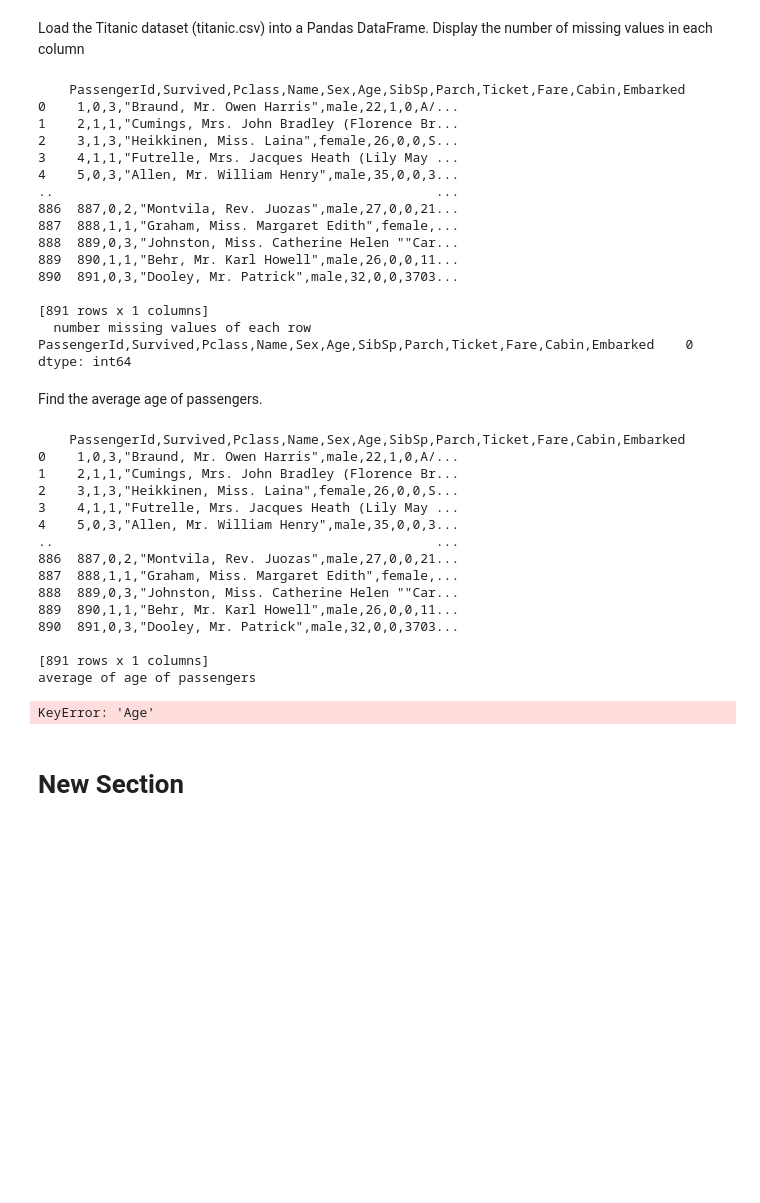
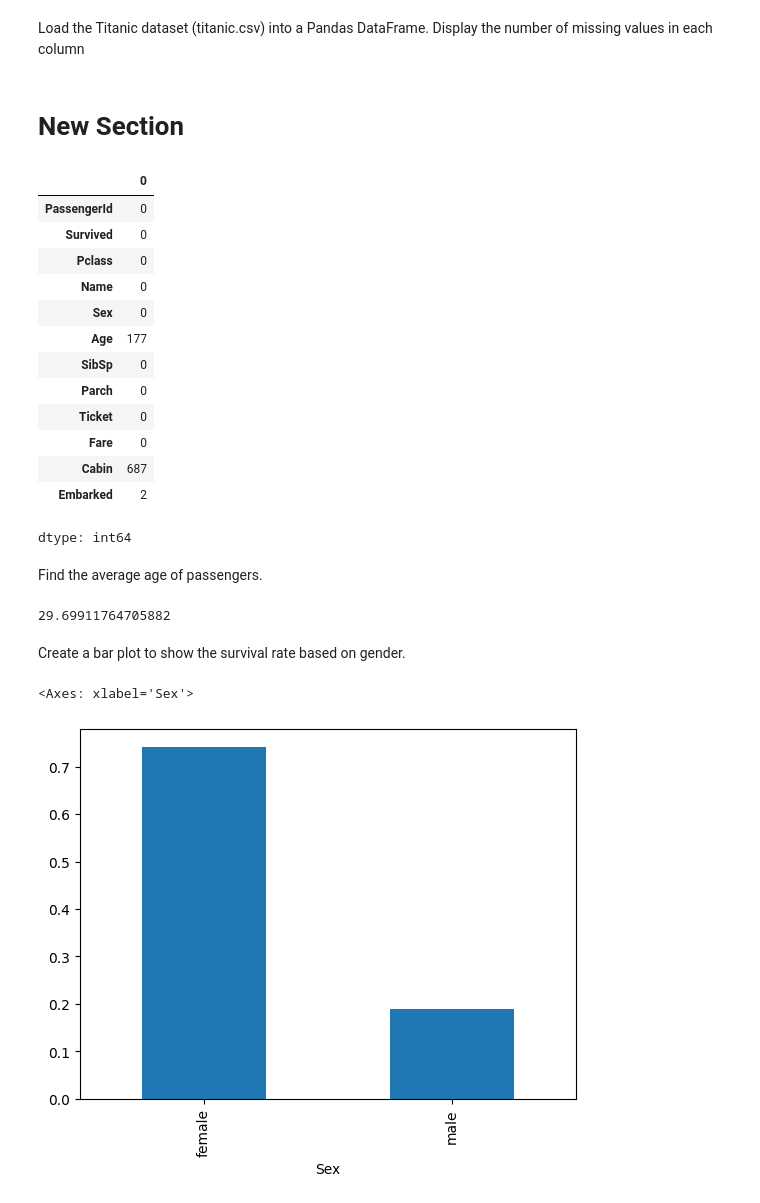
Before and after one commit to Praveenpadidapu/ML-Assignments, a Jupyter notebook: Assignment2.ipynb, the cells around one changed output. Saved outputs shown, nothing was run; the diff lists cells and outputs as text; code cells hidden in the pictures; blank space fills up the shorter version.

```diff
--- a/Assignment2.ipynb
+++ b/Assignment2.ipynb
@@ -236,56 +236,45 @@ max    4.000  3.000000  4.000000
 # %% [markdown]
 Load the Titanic dataset (titanic.csv) into a Pandas DataFrame.
  Display the number of missing values in each column
+# %% [markdown]
+# New Section
 # %%
 import pandas as pd
-data=pd.read_csv("/content/Titanic-Dataset.csv",sep='\t')
-print(data)
-print("  number missing values of each column")
-missing_values=data.isnull().sum()
-print(missing_values)
+data=pd.read_csv('/content/drive/MyDrive/Titanic-Dataset.csv')
+data
+#the number of missing values in each column
+data.isnull().sum()
 # %% [output]
+|  | 0 |
+| PassengerId | 0 |
+| Survived | 0 |
+| Pclass | 0 |
+| Name | 0 |
+| Sex | 0 |
+| Age | 177 |
+| SibSp | 0 |
+| Parch | 0 |
+| Ticket | 0 |
+| Fare | 0 |
+| Cabin | 687 |
+| Embarked | 2 |
-    PassengerId,Survived,Pclass,Name,Sex,Age,SibSp,Parch,Ticket,Fare,Cabin,Embarked
-0    1,0,3,"Braund, Mr. Owen Harris",male,22,1,0,A/...
-1    2,1,1,"Cumings, Mrs. John Bradley (Florence Br...
-2    3,1,3,"Heikkinen, Miss. Laina",female,26,0,0,S...
-3    4,1,1,"Futrelle, Mrs. Jacques Heath (Lily May ...
-4    5,0,3,"Allen, Mr. William Henry",male,35,0,0,3...
-..                                                 ...
-886  887,0,2,"Montvila, Rev. Juozas",male,27,0,0,21...
-887  888,1,1,"Graham, Miss. Margaret Edith",female,...
-888  889,0,3,"Johnston, Miss. Catherine Helen ""Car...
-889  890,1,1,"Behr, Mr. Karl Howell",male,26,0,0,11...
-890  891,0,3,"Dooley, Mr. Patrick",male,32,0,0,3703...
-
-[891 rows x 1 columns]
-  number missing values of each row
-PassengerId,Survived,Pclass,Name,Sex,Age,SibSp,Parch,Ticket,Fare,Cabin,Embarked    0
 dtype: int64
 # %% [markdown]
  Find the average age of passengers.
 # %%
 import pandas as pd
-data=pd.read_csv("/content/Titanic-Dataset.csv",sep='\t')
-print(data)
-print("average of age of passengers")
-avg=data['Age'].mean()
-print(avg)
+data=pd.read_csv('/content/drive/MyDrive/Titanic-Dataset.csv')
+#average age of passengers.
+data['Age'].mean()
 # %% [output]
-    PassengerId,Survived,Pclass,Name,Sex,Age,SibSp,Parch,Ticket,Fare,Cabin,Embarked
-0    1,0,3,"Braund, Mr. Owen Harris",male,22,1,0,A/...
-1    2,1,1,"Cumings, Mrs. John Bradley (Florence Br...
-2    3,1,3,"Heikkinen, Miss. Laina",female,26,0,0,S...
-3    4,1,1,"Futrelle, Mrs. Jacques Heath (Lily May ...
-4    5,0,3,"Allen, Mr. William Henry",male,35,0,0,3...
-..                                                 ...
-886  887,0,2,"Montvila, Rev. Juozas",male,27,0,0,21...
-887  888,1,1,"Graham, Miss. Margaret Edith",female,...
-888  889,0,3,"Johnston, Miss. Catherine Helen ""Car...
-889  890,1,1,"Behr, Mr. Karl Howell",male,26,0,0,11...
-890  891,0,3,"Dooley, Mr. Patrick",male,32,0,0,3703...
-
-[891 rows x 1 columns]
-average of age of passengers
+29.69911764705882
-KeyError: 'Age'
-# %% [markdown]
-# New Section
+# %% [markdown]
+Create a bar plot to show the survival rate based on gender.
+# %%
+import pandas as pd
+data=pd.read_csv('/content/drive/MyDrive/Titanic-Dataset.csv')
+#grouping by gender and column taken survived
+data.groupby('Sex')['Survived'].mean().plot(kind='bar')
+# %% [output]
+<Axes: xlabel='Sex'>
+[figure, added]
```
Also changed, not shown: parts of 4 cells of this notebook.
